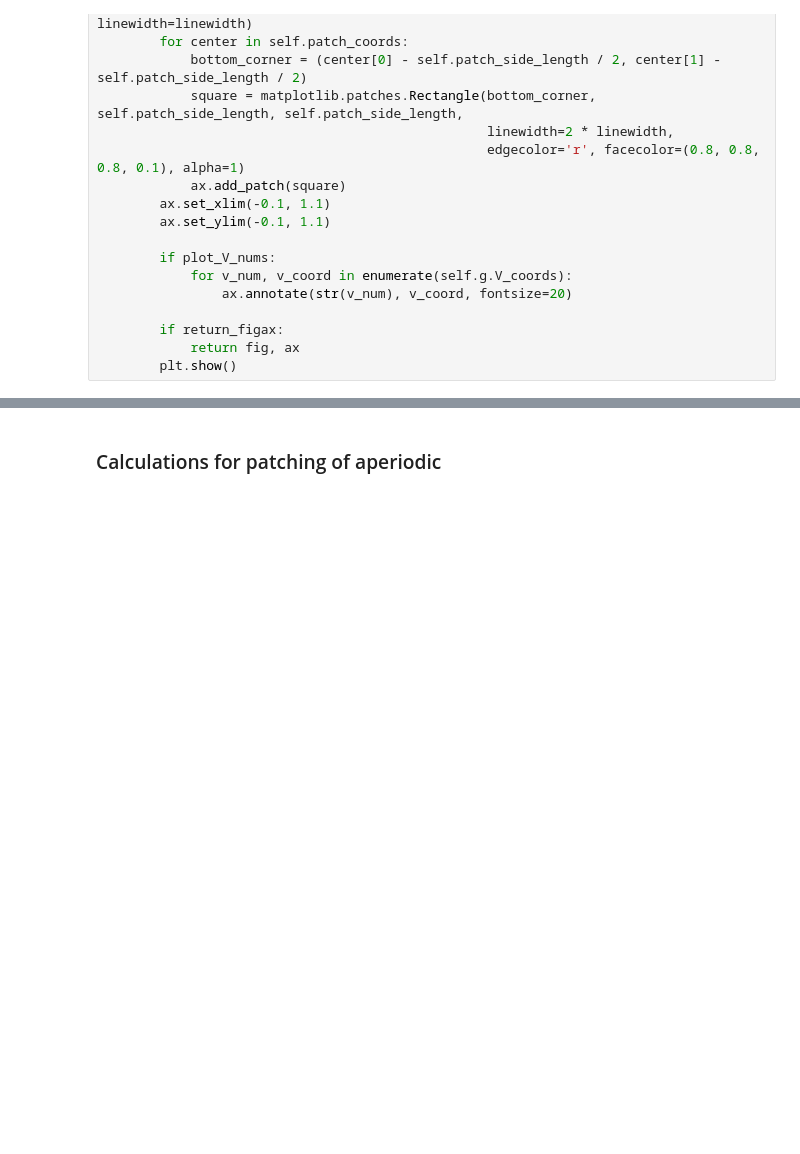
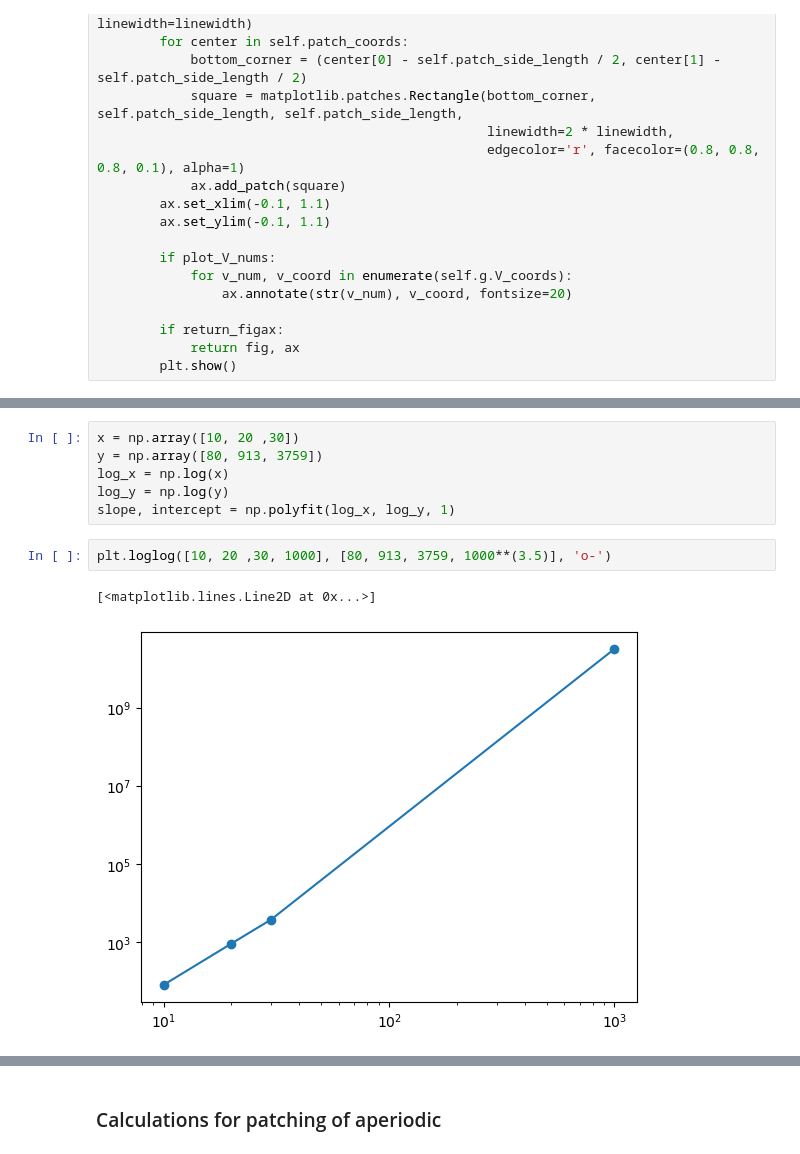
Before and after one commit to sidneyholden1/metric_graph, a Jupyter notebook: test_scripts/patching2.ipynb, the cells around one changed output, grey strips where cells are left out. Saved outputs shown, nothing was run; the diff lists cells and outputs as text; blank space fills up the shorter version.

```diff
--- a/test_scripts/patching2.ipynb
+++ b/test_scripts/patching2.ipynb
@@ -234,0 +320,11 @@ class Renormalization:
+# %%
+x = np.array([10, 20 ,30])
+y = np.array([80, 913, 3759])
+log_x = np.log(x)
+log_y = np.log(y)
+slope, intercept = np.polyfit(log_x, log_y, 1)
+# %%
+plt.loglog([10, 20 ,30, 1000], [80, 913, 3759, 1000**(3.5)], 'o-')
+# %% [output]
+[<matplotlib.lines.Line2D at 0x...>]
+[figure, added]
```
Also changed, not shown: parts of 45 cells of this notebook, 10 other files.
